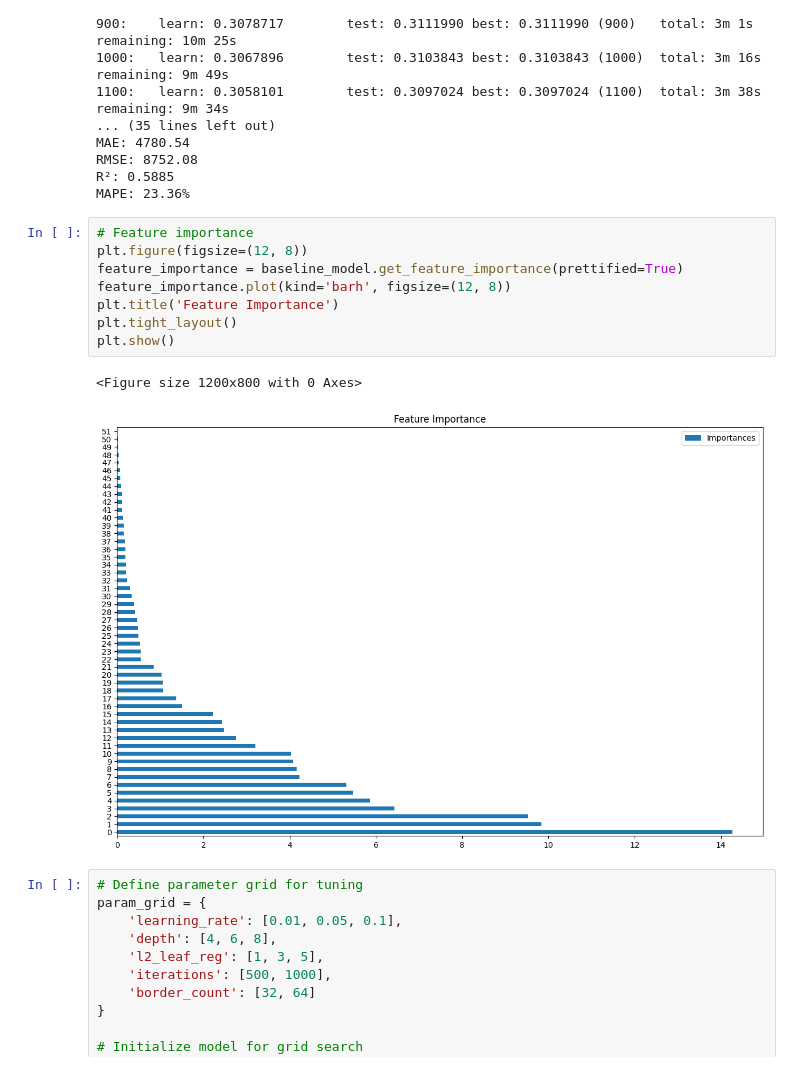
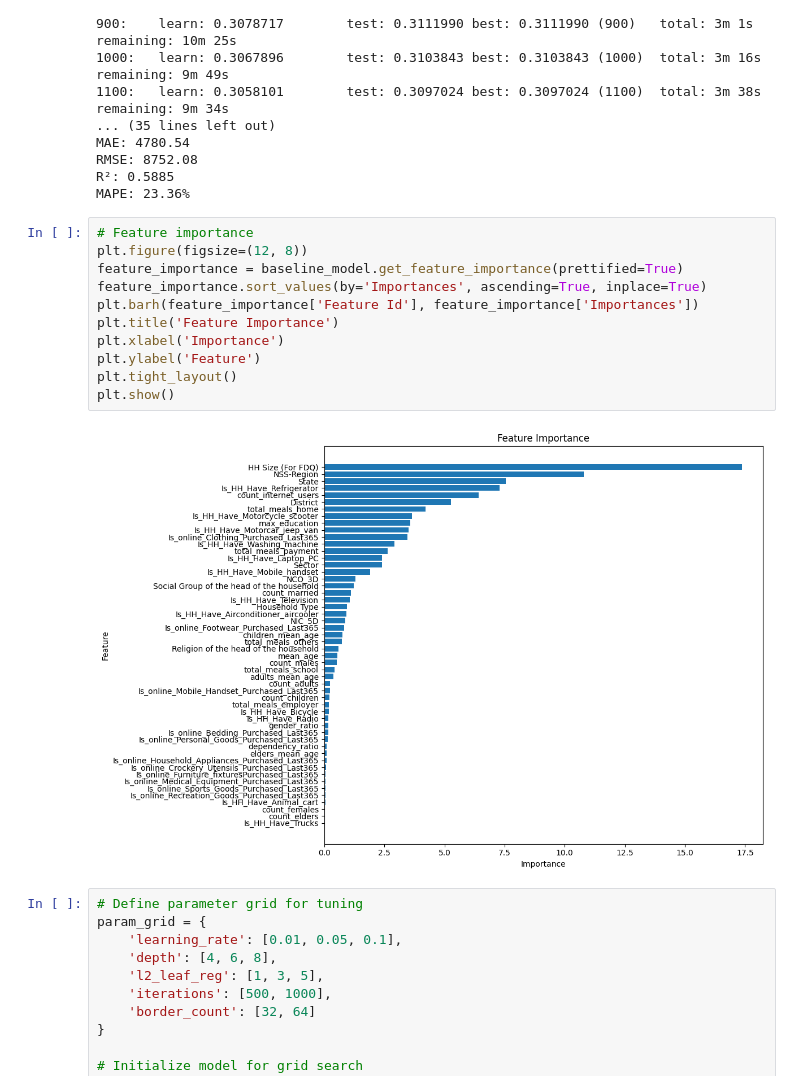
Before and after one commit to Nik2630/Predictors, a Jupyter notebook: other_models/mpce_cat.ipynb, the cells around one changed output. Drawn from its saved outputs; the diff is of its cells as text.

```diff
--- a/other_models/mpce_cat.ipynb
+++ b/other_models/mpce_cat.ipynb
@@ -219,14 +219,16 @@ MAPE: 23.36%
 # %%
 # Feature importance
 plt.figure(figsize=(12, 8))
 feature_importance = baseline_model.get_feature_importance(prettified=True)
-feature_importance.plot(kind='barh', figsize=(12, 8))
+feature_importance.sort_values(by='Importances', ascending=True, inplace=True)
+plt.barh(feature_importance['Feature Id'], feature_importance['Importances'])
 plt.title('Feature Importance')
+plt.xlabel('Importance')
+plt.ylabel('Feature')
 plt.tight_layout()
 plt.show()
 # %% [output]
-<Figure size 1200x800 with 0 Axes>
-[figure, old version]
+[figure, new version]
 # %%
 # Define parameter grid for tuning
 param_grid = {
```
